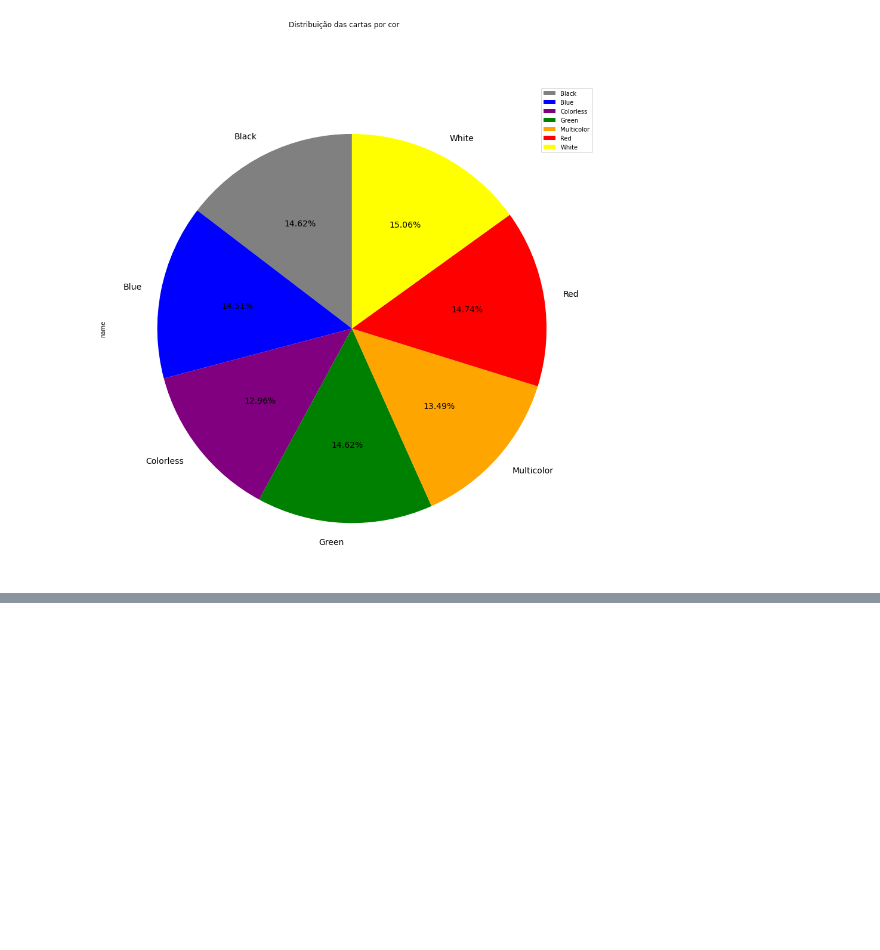
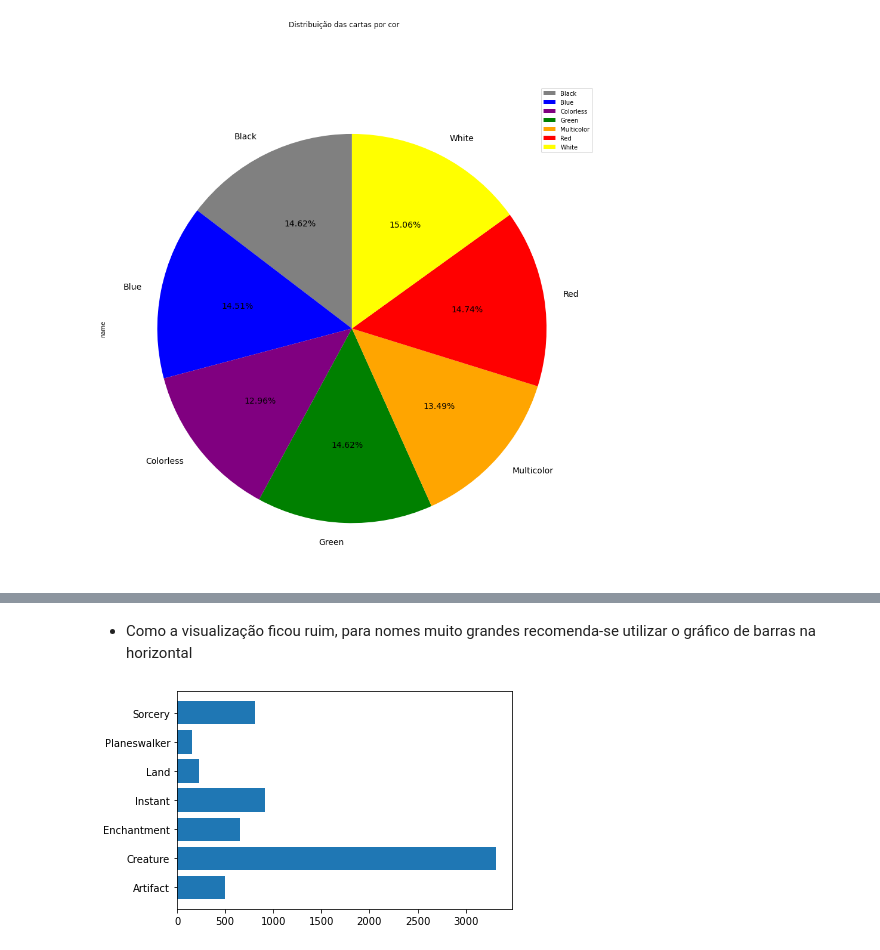
Before and after one commit to LeonardoKawaguchi/Projetos-Python, a Jupyter notebook: Análise das cartas de Magic.ipynb, the cells around one changed output, grey strips where cells are left out. Cells and saved outputs as stored; diff of their text form; code cells hidden in the pictures; blank space fills up the shorter version.

```diff
--- a/Análise das cartas de Magic.ipynb
+++ b/Análise das cartas de Magic.ipynb
@@ -773,0 +799,8 @@ array([<AxesSubplot:ylabel='name'>], dtype=object)
+# %% [markdown]
+- Como a visualização ficou ruim, para nomes muito grandes recomenda-se utilizar o gráfico de barras na horizontal
+# %%
+# Gráfico em barra na horizontal
+plt.barh(grupos,valores)
+plt.show()
+# %% [output]
+[figure, added]
```
Also changed, not shown: parts of 25 cells of this notebook.
